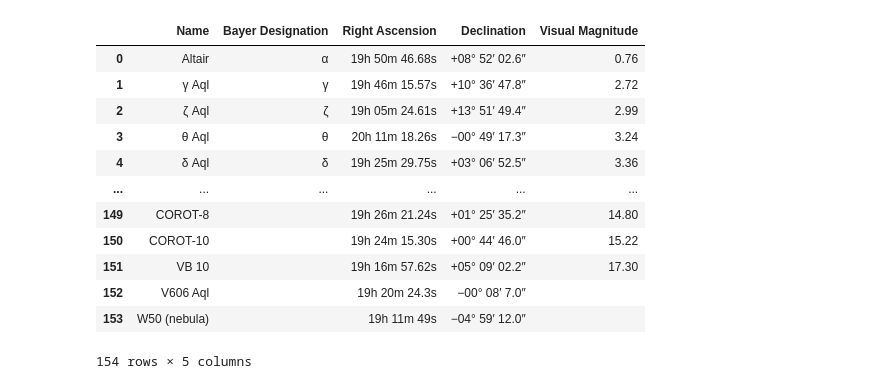
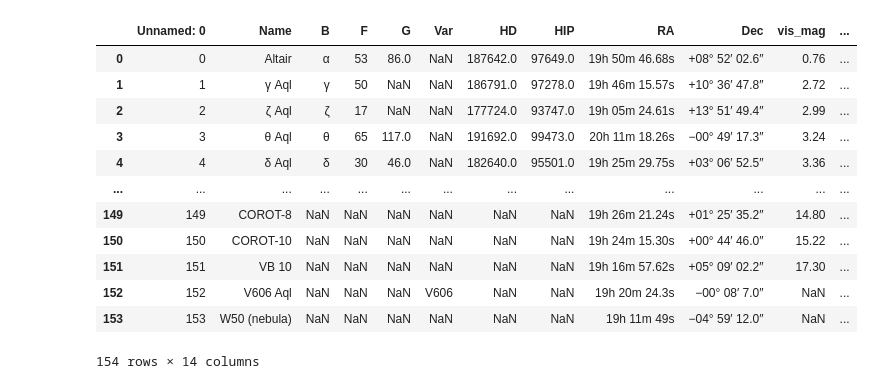
Before and after one commit to m-barneto/CSC221-Aquila-Constellation, a Jupyter notebook: CSC221-aquila-plotting.ipynb, the cells around one changed output. Saved outputs shown, nothing was run; the diff lists cells and outputs as text; code cells hidden in the pictures.

Commit message:
Using group partner's .csv file. Had to figure out how to deal with NaN values when reading a DataFrame

```diff
--- a/CSC221-aquila-plotting.ipynb
+++ b/CSC221-aquila-plotting.ipynb
@@ -29,29 +29,30 @@ for row in table.find_all('tr'):
 # %%
 import pandas as pd
 
-df = pd.DataFrame({'Name': name})
-df['Bayer Designation'] = bayer_designation
-df['Right Ascension'] = right_ascension
-df['Declination'] = declination
-df['Visual Magnitude'] = vis_magnitude
+#df = pd.DataFrame({'Name': name})
+#df['Bayer Designation'] = bayer_designation
+#df['Right Ascension'] = right_ascension
+#df['Declination'] = declination
+#df['Visual Magnitude'] = vis_magnitude
 
-df.to_csv('CSC221-webscrape-data.csv')
+#df.to_csv('CSC221-webscrape-data.csv')
 
+df = pd.read_csv('CSC221-webscrape-data.csv')
 df
 # %% [output]
-|  | Name | Bayer Designation | Right Ascension | Declination | Visual Magnitude |
-| 0 | Altair | α | 19h 50m 46.68s | +08° 52′ 02.6″ | 0.76 |
-| 1 | γ Aql | γ | 19h 46m 15.57s | +10° 36′ 47.8″ | 2.72 |
-| 2 | ζ Aql | ζ | 19h 05m 24.61s | +13° 51′ 49.4″ | 2.99 |
-| 3 | θ Aql | θ | 20h 11m 18.26s | −00° 49′ 17.3″ | 3.24 |
-| 4 | δ Aql | δ | 19h 25m 29.75s | +03° 06′ 52.5″ | 3.36 |
-| ... | ... | ... | ... | ... | ... |
-| 149 | COROT-8 |  | 19h 26m 21.24s | +01° 25′ 35.2″ | 14.80 |
-| 150 | COROT-10 |  | 19h 24m 15.30s | +00° 44′ 46.0″ | 15.22 |
-| 151 | VB 10 |  | 19h 16m 57.62s | +05° 09′ 02.2″ | 17.30 |
-| 152 | V606 Aql |  | 19h 20m 24.3s | −00° 08′ 7.0″ |  |
-| 153 | W50 (nebula) |  | 19h 11m 49s | −04° 59′ 12.0″ |  |
+|  | Unnamed: 0 | Name | B | F | G | Var | HD | HIP | RA | Dec | vis_mag | ... |
+| 0 | 0 | Altair | α | 53 | 86.0 | NaN | 187642.0 | 97649.0 | 19h 50m 46.68s | +08° 52′ 02.6″ | 0.76 | ... |
+| 1 | 1 | γ Aql | γ | 50 | NaN | NaN | 186791.0 | 97278.0 | 19h 46m 15.57s | +10° 36′ 47.8″ | 2.72 | ... |
+| 2 | 2 | ζ Aql | ζ | 17 | NaN | NaN | 177724.0 | 93747.0 | 19h 05m 24.61s | +13° 51′ 49.4″ | 2.99 | ... |
+| 3 | 3 | θ Aql | θ | 65 | 117.0 | NaN | 191692.0 | 99473.0 | 20h 11m 18.26s | −00° 49′ 17.3″ | 3.24 | ... |
+| 4 | 4 | δ Aql | δ | 30 | 46.0 | NaN | 182640.0 | 95501.0 | 19h 25m 29.75s | +03° 06′ 52.5″ | 3.36 | ... |
+| ... | ... | ... | ... | ... | ... | ... | ... | ... | ... | ... | ... | ... |
+| 149 | 149 | COROT-8 | NaN | NaN | NaN | NaN | NaN | NaN | 19h 26m 21.24s | +01° 25′ 35.2″ | 14.80 | ... |
+| 150 | 150 | COROT-10 | NaN | NaN | NaN | NaN | NaN | NaN | 19h 24m 15.30s | +00° 44′ 46.0″ | 15.22 | ... |
+| 151 | 151 | VB 10 | NaN | NaN | NaN | NaN | NaN | NaN | 19h 16m 57.62s | +05° 09′ 02.2″ | 17.30 | ... |
+| 152 | 152 | V606 Aql | NaN | NaN | NaN | V606 | NaN | NaN | 19h 20m 24.3s | −00° 08′ 7.0″ | NaN | ... |
+| 153 | 153 | W50 (nebula) | NaN | NaN | NaN | NaN | NaN | NaN | 19h 11m 49s | −04° 59′ 12.0″ | NaN | ... |
-154 rows × 5 columns
+154 rows × 14 columns
 # %%
 from matplotlib import pyplot as plt
 import math
```
Also changed, not shown: parts of 1 cell of this notebook, 1 other file.
